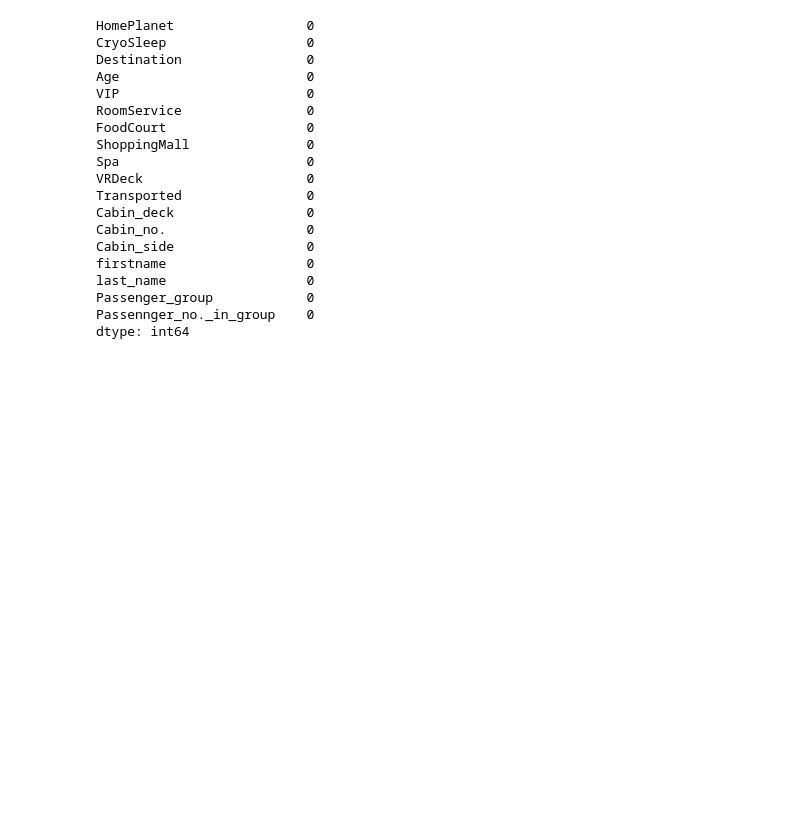
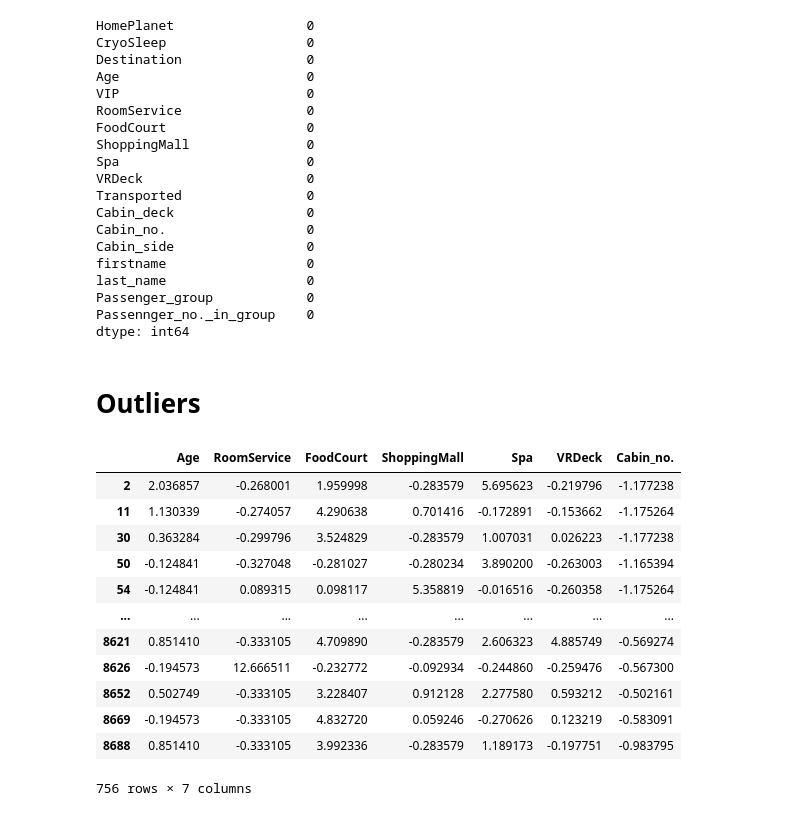
Before and after one commit to taaha/Classification-Spaceship-Titanic, a Jupyter notebook: classification-spaceship-titanic.ipynb, the cells around one changed output. Saved outputs shown, nothing was run; the diff lists cells and outputs as text; code cells hidden in the pictures; blank space fills up the shorter version.

```diff
--- a/classification-spaceship-titanic.ipynb
+++ b/classification-spaceship-titanic.ipynb
@@ -295,3 +316,28 @@ last_name                  0
 Passenger_group            0
 Passennger_no._in_group    0
 dtype: int64
+# %% [markdown]
+# Outliers
+# %%
+from scipy.stats import zscore
+
+numerics = ['int16', 'int32', 'int64', 'float16', 'float32', 'float64']
+
+temp = data.select_dtypes(include=numerics)
+temp=temp.apply(zscore)
+
+temp[(abs(temp) > 3).any(axis=1)]
+# %% [output]
+|  | Age | RoomService | FoodCourt | ShoppingMall | Spa | VRDeck | Cabin_no. |
+| 2 | 2.036857 | -0.268001 | 1.959998 | -0.283579 | 5.695623 | -0.219796 | -1.177238 |
+| 11 | 1.130339 | -0.274057 | 4.290638 | 0.701416 | -0.172891 | -0.153662 | -1.175264 |
+| 30 | 0.363284 | -0.299796 | 3.524829 | -0.283579 | 1.007031 | 0.026223 | -1.177238 |
+| 50 | -0.124841 | -0.327048 | -0.281027 | -0.280234 | 3.890200 | -0.263003 | -1.165394 |
+| 54 | -0.124841 | 0.089315 | 0.098117 | 5.358819 | -0.016516 | -0.260358 | -1.175264 |
+| ... | ... | ... | ... | ... | ... | ... | ... |
+| 8621 | 0.851410 | -0.333105 | 4.709890 | -0.283579 | 2.606323 | 4.885749 | -0.569274 |
+| 8626 | -0.194573 | 12.666511 | -0.232772 | -0.092934 | -0.244860 | -0.259476 | -0.567300 |
+| 8652 | 0.502749 | -0.333105 | 3.228407 | 0.912128 | 2.277580 | 0.593212 | -0.502161 |
+| 8669 | -0.194573 | -0.333105 | 4.832720 | 0.059246 | -0.270626 | 0.123219 | -0.583091 |
+| 8688 | 0.851410 | -0.333105 | 3.992336 | -0.283579 | 1.189173 | -0.197751 | -0.983795 |
+756 rows × 7 columns
```
Also changed, not shown: parts of 5 cells of this notebook.
